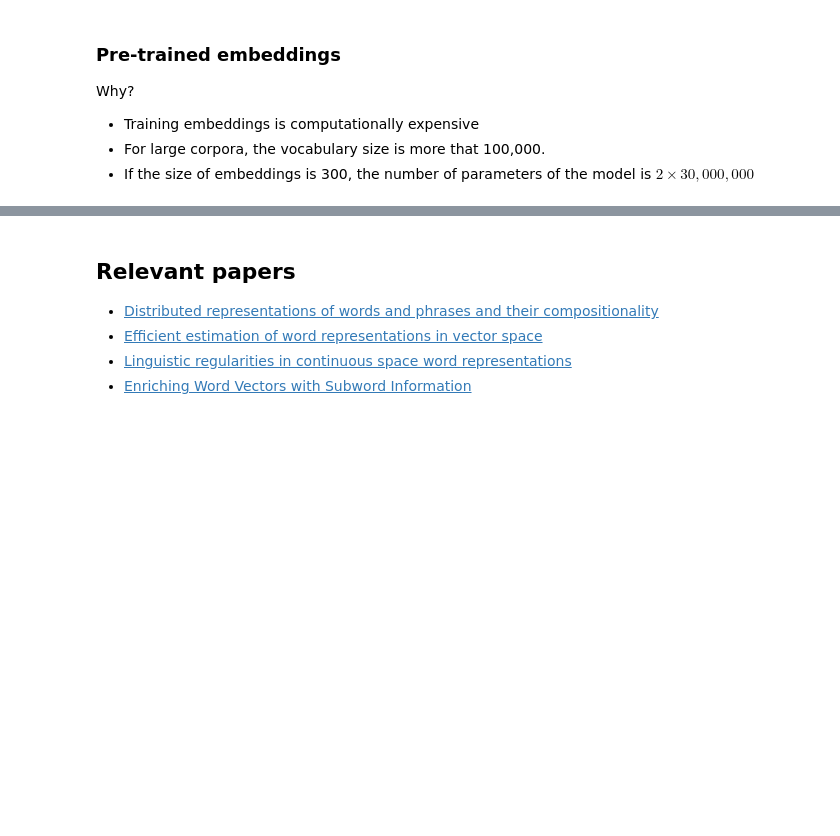
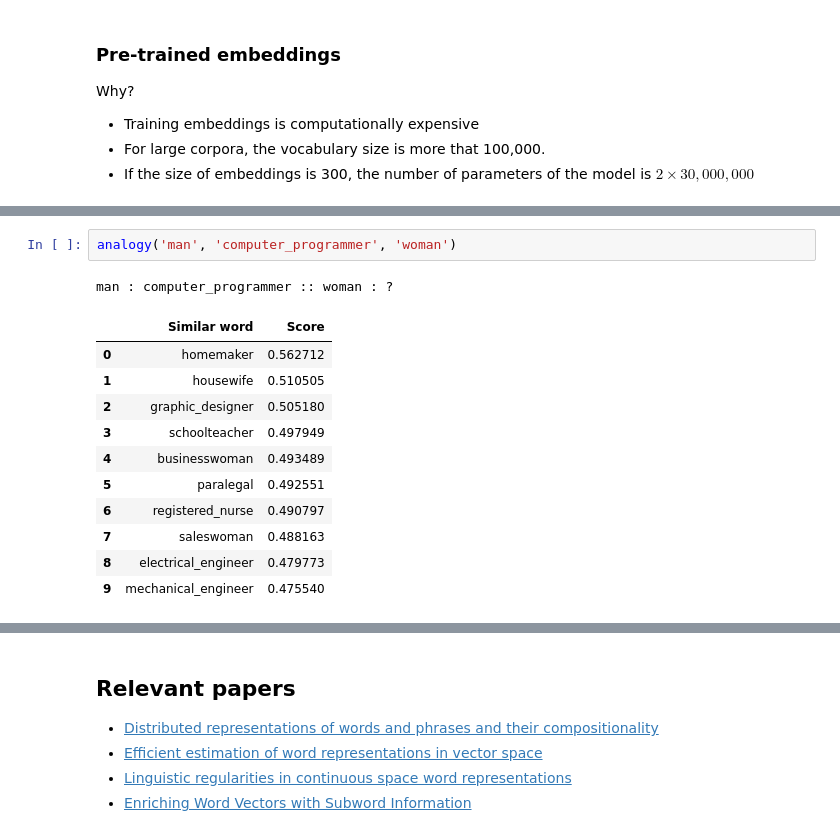
Before and after one commit to kvarada/UBC_MDS_sample_lesson, a Jupyter notebook: word_embeddings_intro.ipynb, the cells around one changed output, grey strips where cells are left out. Drawn from its saved outputs; the diff is of its cells as text; blank space fills up the shorter version.

```diff
--- a/word_embeddings_intro.ipynb
+++ b/word_embeddings_intro.ipynb
@@ -1037,0 +725,15 @@ model.most_similar('mango')
+# %%
+analogy('man', 'computer_programmer', 'woman')
+# %% [output]
+man : computer_programmer :: woman : ?
+|  | Similar word | Score |
+| 0 | homemaker | 0.562712 |
+| 1 | housewife | 0.510505 |
+| 2 | graphic_designer | 0.505180 |
+| 3 | schoolteacher | 0.497949 |
+| 4 | businesswoman | 0.493489 |
+| 5 | paralegal | 0.492551 |
+| 6 | registered_nurse | 0.490797 |
+| 7 | saleswoman | 0.488163 |
+| 8 | electrical_engineer | 0.479773 |
+| 9 | mechanical_engineer | 0.475540 |
```
Also changed, not shown: parts of 107 cells of this notebook.
